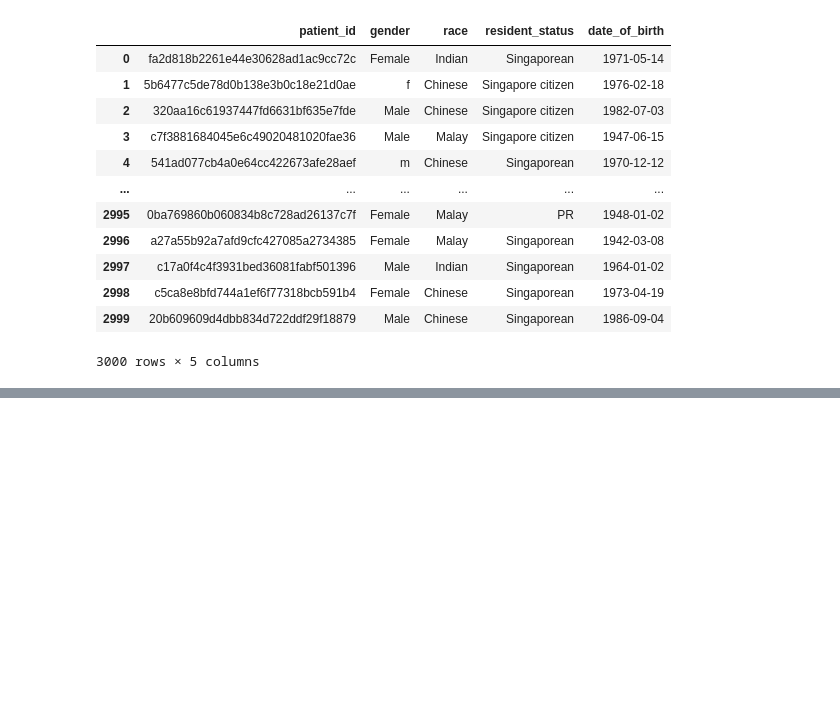
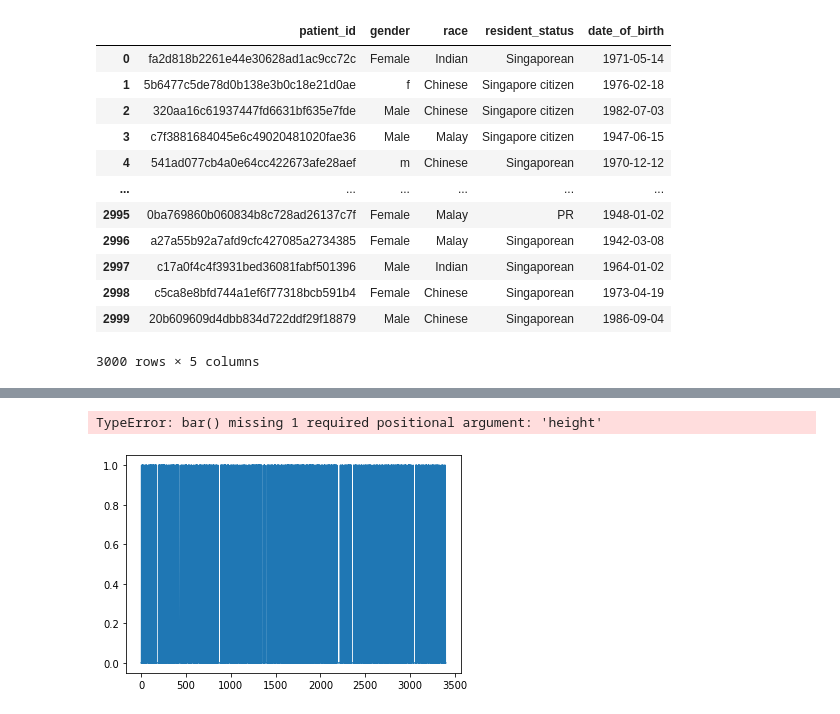
Before and after one commit to Jignesh012/Holmusk-Assignment, a Jupyter notebook: Visualizations.ipynb, the cells around one changed output, grey strips where cells are left out. Saved outputs shown, nothing was run; the diff lists cells and outputs as text; code cells hidden in the pictures; blank space fills up the shorter version.

```diff
--- a/Visualizations.ipynb
+++ b/Visualizations.ipynb
@@ -87,0 +133,3 @@ demo
+# %%
+dd = pd.read_csv('testing.csv')
+dd
@@ -87,0 +150,6 @@ demo
+# %%
+sns.countplot(dd.medical_history_1)
+sns.countplot(dd.medical_history_2)
+# %% [output]
+TypeError: bar() missing 1 required positional argument: 'height'
+[figure, added]
```
Also changed, not shown: parts of 24 cells of this notebook.
